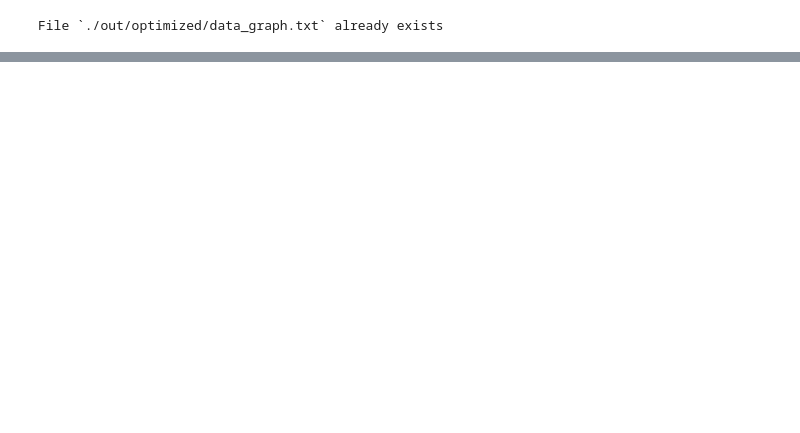
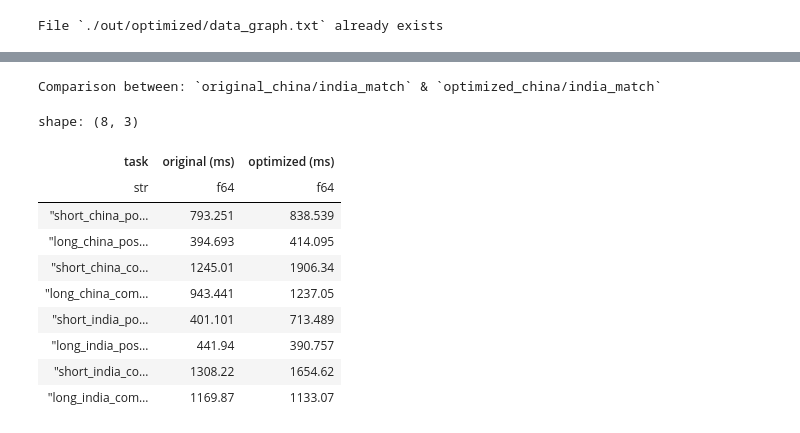
Before and after one commit to DrEden33773/LDBC-SNB-VEQ, a Jupyter notebook: notebook.ipynb, the cells around one changed output, grey strips where cells are left out. Cells and saved outputs as stored; diff of their text form; code cells hidden in the pictures; blank space fills up the shorter version.

```diff
--- a/notebook.ipynb
+++ b/notebook.ipynb
@@ -478,0 +1060,37 @@ run(OPTIMIZED_INDIA_MATCH_RESULT, "optimized_india_match", optimized_india_match
+# %%
+""" Show BI-10 `comparison data-frame` """
+
+print(
+    "Comparison between: `original_china/india_match` & `optimized_china/india_match`"
+)
+
+df = pl.DataFrame(
+    {
+        "task": [
+            "short_china_post",
+            "long_china_post",
+            "short_china_comment",
+            "long_china_comment",
+            "short_india_post",
+            "long_india_post",
+            "short_india_comment",
+            "long_india_comment",
+        ],
+        "original (ms)": new_original_time_table,
+        "optimized (ms)": new_optimized_time_table,
+    }
+)
+df
+# %% [output]
+Comparison between: `original_china/india_match` & `optimized_china/india_match`
+shape: (8, 3)
+| task | original (ms) | optimized (ms) |
+| str | f64 | f64 |
+| "short_china_po… | 793.251 | 838.539 |
+| "long_china_pos… | 394.693 | 414.095 |
+| "short_china_co… | 1245.01 | 1906.34 |
+| "long_china_com… | 943.441 | 1237.05 |
+| "short_india_po… | 401.101 | 713.489 |
+| "long_india_pos… | 441.94 | 390.757 |
+| "short_india_co… | 1308.22 | 1654.62 |
+| "long_india_com… | 1169.87 | 1133.07 |
```
Also changed, not shown: parts of 21 cells of this notebook, 20 other files.
